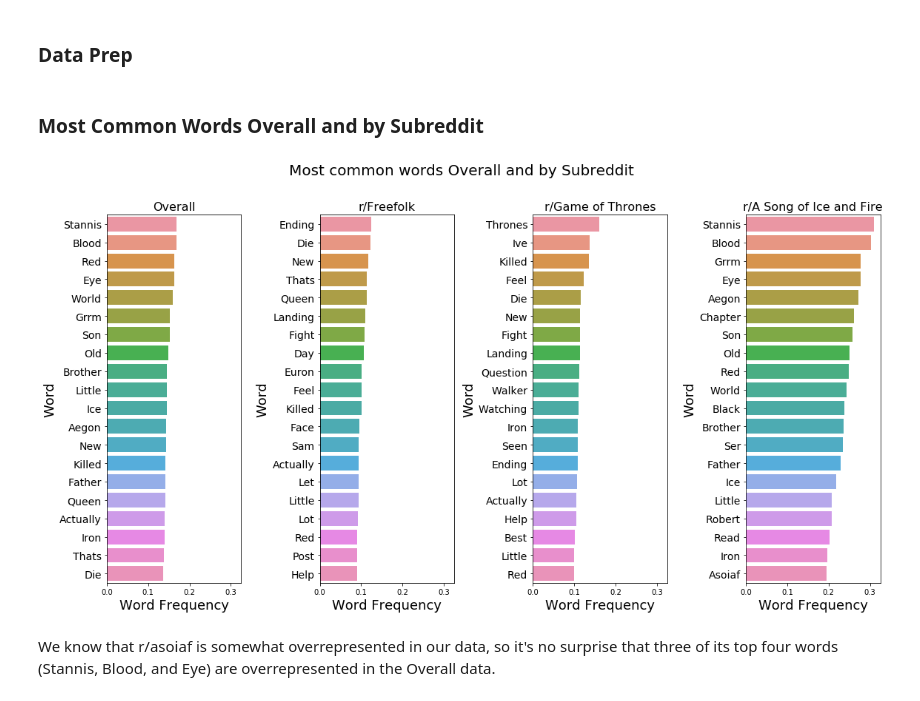
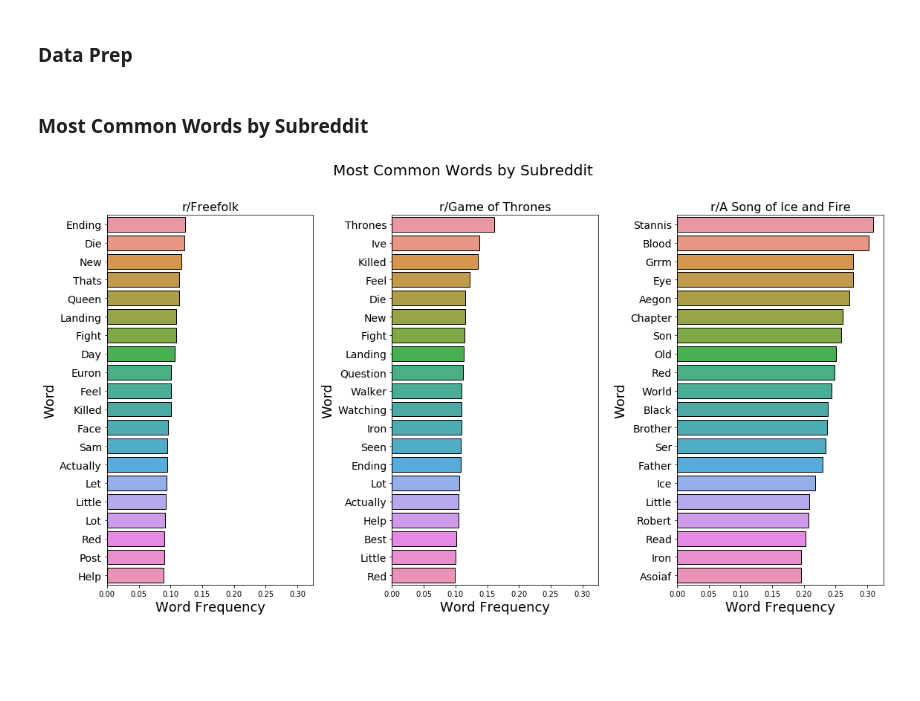
Before and after one commit to gwenrathgeber/subreddit_text_classification, a Jupyter notebook: code/EDA and Visualizations.ipynb, the cells around one changed output. Cells and saved outputs as stored; diff of their text form; code cells hidden in the pictures; blank space fills up the shorter version.

```diff
--- a/code/EDA and Visualizations.ipynb
+++ b/code/EDA and Visualizations.ipynb
@@ -75,22 +75,20 @@ most_common_got = got_pd.mean().sort_values(ascending=False)[0:100]
 
 most_common_asoiaf = asoiaf_pd.mean().sort_values(ascending=False)[0:100]
 # %% [markdown]
-### Most Common Words Overall and by Subreddit
+### Most Common Words by Subreddit
 # %%
-tables = [most_common_overall,most_common_ff,most_common_got,most_common_asoiaf]
-titles = ['Overall','r/Freefolk','r/Game of Thrones','r/A Song of Ice and Fire']
+tables = [most_common_ff,most_common_got,most_common_asoiaf]
+titles = ['r/Freefolk','r/Game of Thrones','r/A Song of Ice and Fire']
 
-fig, ax = plt.subplots(1,4, sharex=True, figsize=(16,8))
+fig, ax = plt.subplots(1,3, sharex=True, figsize=(16,8))
 axs = ax.ravel()
-fig.suptitle('Most common words Overall and by Subreddit', fontsize=20, y=1.07)
+fig.suptitle('Most Common Words by Subreddit', fontsize=20, y=1.07)
 for i, ax in enumerate(axs):
     plt.setp(ax.get_yticklabels(), fontsize=14)
     ax.set_title(titles[i], fontsize=16)
     ax.set_xlabel('Word Frequency', fontsize=18)
     ax.set_ylabel('Word', fontsize=18)
-    sns.barplot(tables[i][0:20],tables[i].index.str.title()[0:20], orient='h',ax=ax)
+    sns.barplot(tables[i][0:20],tables[i].index.str.title()[0:20], orient='h',ax=ax, ec='k', linewidth=1)
 fig.tight_layout()
 # %% [output]
-[figure, old version]
+[figure, new version]
-# %% [markdown]
-We know that r/asoiaf is somewhat overrepresented in our data, so it's no surprise that three of its top four words (Stannis, Blood, and Eye) are overrepresented in the Overall data.
```
Also changed, not shown: parts of 1 cell of this notebook, 1 other file.
